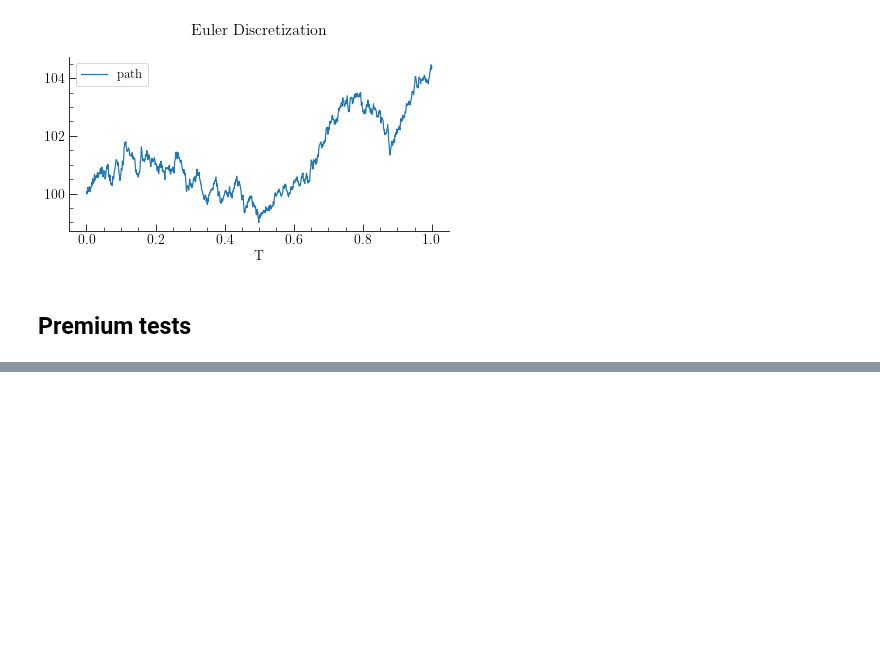
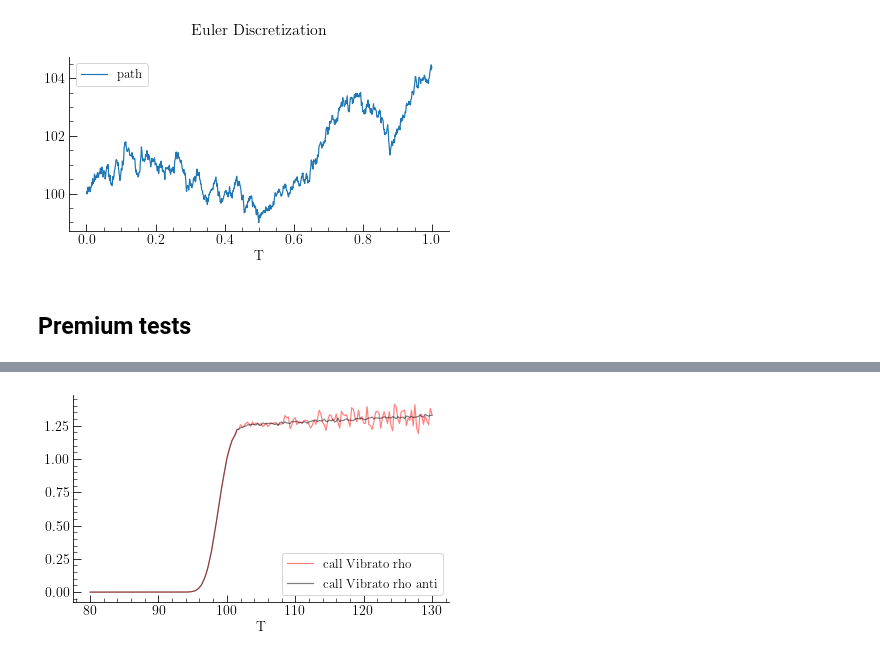
Before and after one commit to axeh101/vibrato-mc, a Jupyter notebook: src/python/plots.ipynb, the cells around one changed output, grey strips where cells are left out. Cells and saved outputs as stored; diff of their text form; code cells hidden in the pictures; blank space fills up the shorter version.

```diff
--- a/src/python/plots.ipynb
+++ b/src/python/plots.ipynb
@@ -86,0 +106,18 @@ call_vanilla_delta_vibrato_anti.plot(ax=ax, color='black', alpha=.5);
+# %%
+call_vanilla_rho_analytic = pd.read_csv('datasets/call_analytic_rho.csv',
+                                            header=None, names=['T', 'call Analytic rho'],
+                                            sep=';', index_col=0)
+call_vanilla_rho_vibrato = pd.read_csv('datasets/call_vibrato_rho.csv',
+                                            header=None, names=['T', 'call Vibrato rho'],
+                                            sep=';', index_col=0)
+call_vanilla_rho_vibrato_anti = pd.read_csv('datasets/call_vibrato_rho_antithetic.csv',
+                                            header=None, names=['T', 'call Vibrato rho anti'],
+                                            sep=';', index_col=0)
+
+
+fig, ax= plt.subplots();
+# call_vanilla_rho_analytic.plot(ax=ax, ls='--');
+call_vanilla_rho_vibrato.plot(ax=ax, color='red', alpha=.5);
+call_vanilla_rho_vibrato_anti.plot(ax=ax, color='black', alpha=.5);
+# %% [output]
+[figure, added]
```
Also changed, not shown: parts of 5 cells of this notebook, 3 other files.
